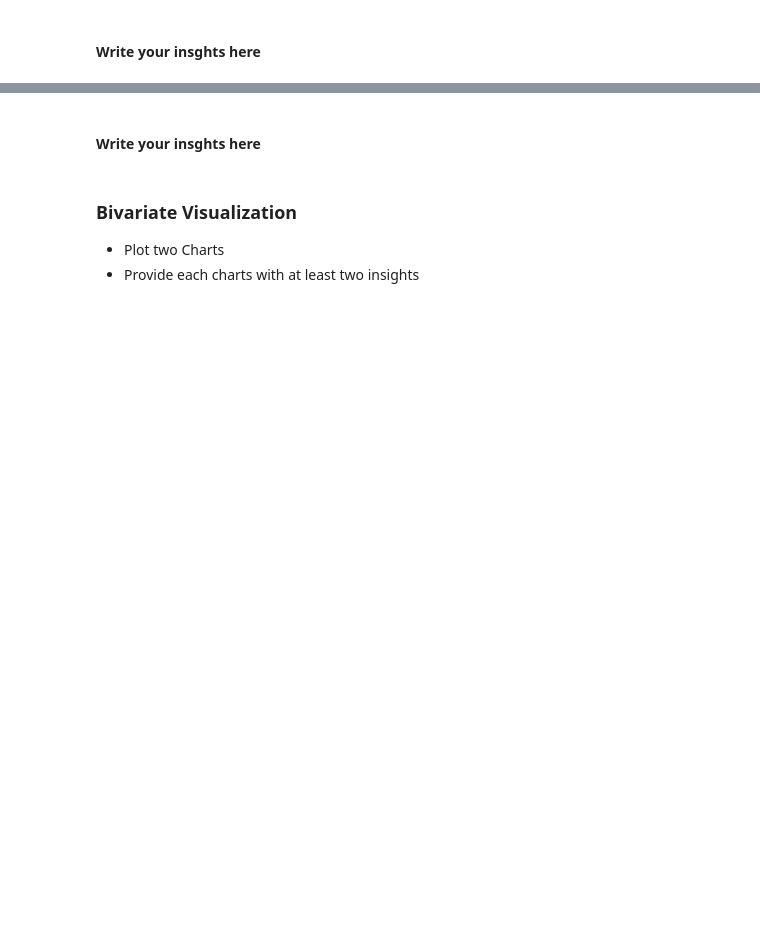
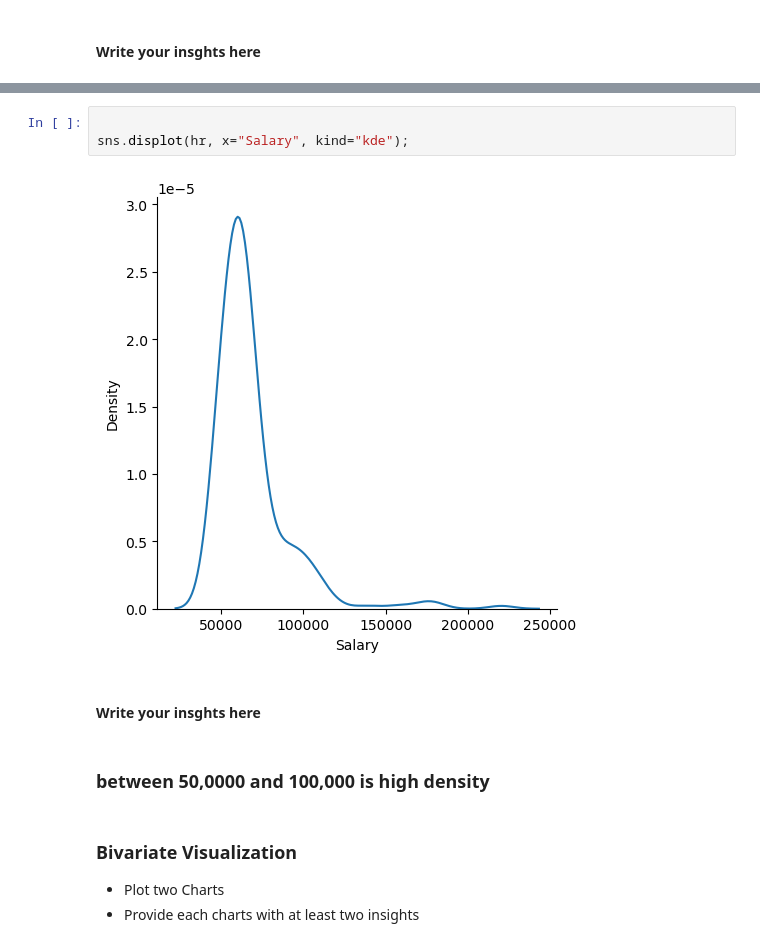
Before and after one commit to Tuwaiq-Data-Science-Bootcamp-V2/EDA-Lab1, a Jupyter notebook: EDA_Assignment .ipynb, the cells around one changed output, grey strips where cells are left out. Saved outputs shown, nothing was run; the diff lists cells and outputs as text; blank space fills up the shorter version.

```diff
--- a/EDA_Assignment .ipynb
+++ b/EDA_Assignment .ipynb
@@ -11,5 +53,12 @@
+# %%
+
+sns.displot(hr, x="Salary", kind="kde");
+# %% [output]
+[figure, added]
 # %% [markdown]
 #### Write your insghts here
+# %% [markdown]
+### between 50,0000 and 100,000 is high density
 # %% [markdown]
 ### Bivariate Visualization
 * Plot two Charts
```
Also changed, not shown: parts of 20 cells of this notebook.
